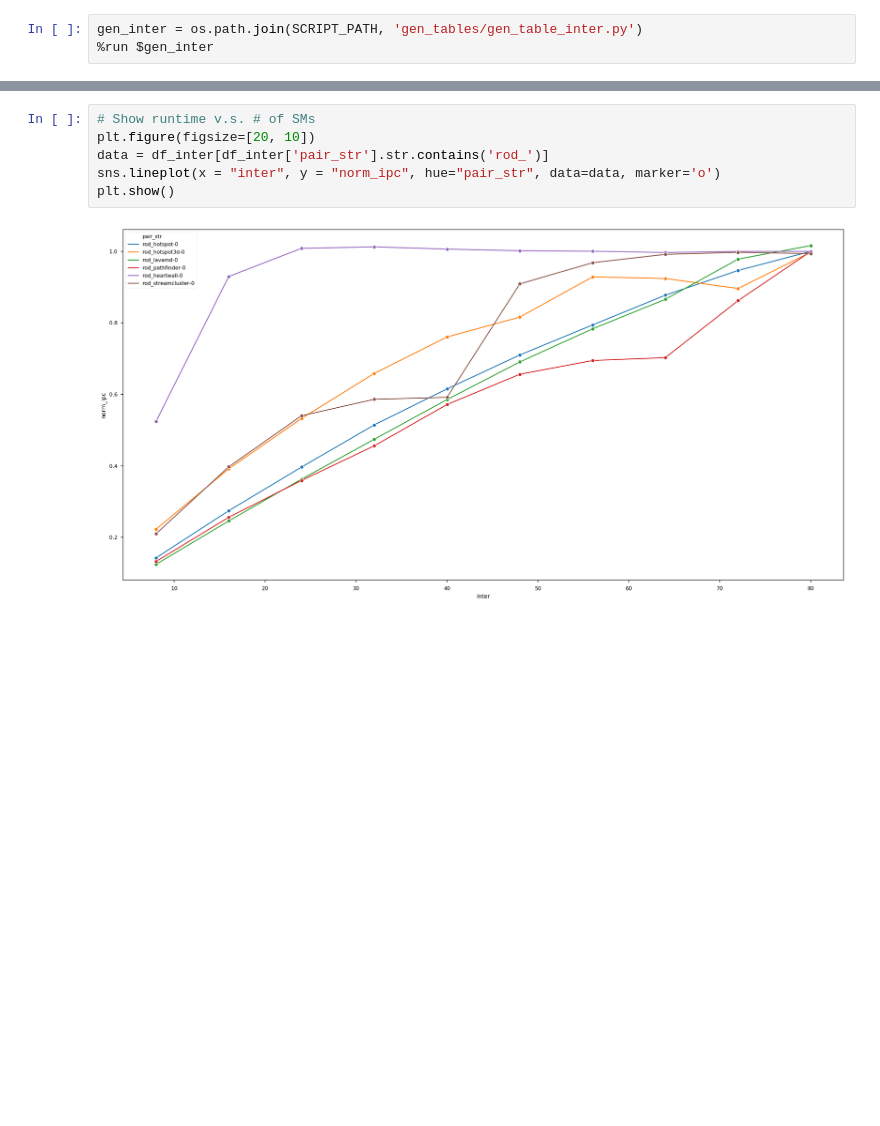
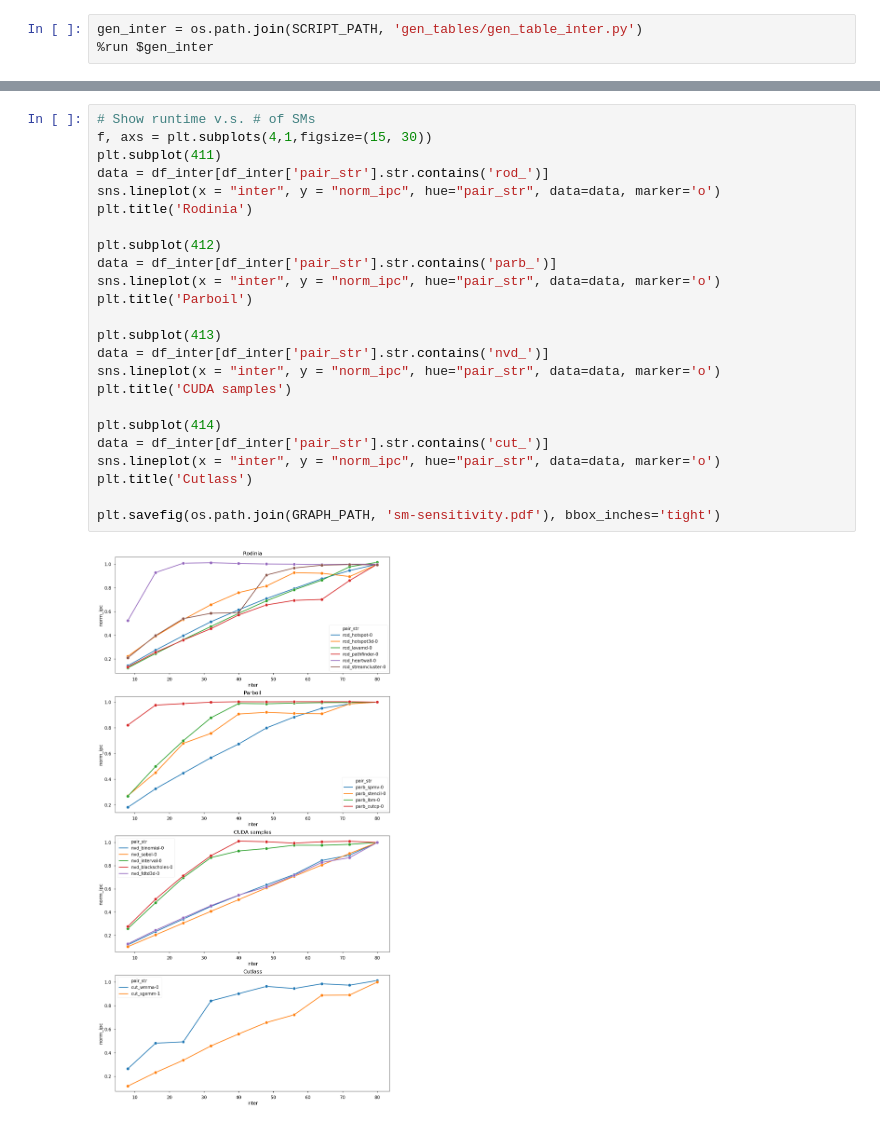
Before and after one commit to UofT-EcoSystem/GPU-Virtualization-Benchmarks, a Jupyter notebook: util/data/notebooks/View_Isolation.ipynb, the cells around one changed output, grey strips where cells are left out. Saved outputs shown, nothing was run; the diff lists cells and outputs as text; blank space fills up the shorter version.

```diff
--- a/util/data/notebooks/View_Isolation.ipynb
+++ b/util/data/notebooks/View_Isolation.ipynb
@@ -312,11 +311,29 @@ print(df_inter[df_inter['inter'] == 80][['pair_str', 'norm_ipc']])
 146  rod_streamcluster-0  0.993655
 156         parb_cutcp-0  1.000000
 166          cut_sgemm-1  1.000000
-# %%
-# Show runtime v.s. # of SMs
-plt.figure(figsize=[20, 10])
-data = df_inter[df_inter['pair_str'].str.contains('rod_')]
-sns.lineplot(x = "inter", y = "norm_ipc", hue="pair_str", data=data, marker='o')
-plt.show()
-# %% [output]
-[figure, removed]
+# %%
+# Show runtime v.s. # of SMs
+f, axs = plt.subplots(4,1,figsize=(15, 30))
+plt.subplot(411)
+data = df_inter[df_inter['pair_str'].str.contains('rod_')]
+sns.lineplot(x = "inter", y = "norm_ipc", hue="pair_str", data=data, marker='o')
+plt.title('Rodinia')
+
+plt.subplot(412)
+data = df_inter[df_inter['pair_str'].str.contains('parb_')]
+sns.lineplot(x = "inter", y = "norm_ipc", hue="pair_str", data=data, marker='o')
+plt.title('Parboil')
+
+plt.subplot(413)
+data = df_inter[df_inter['pair_str'].str.contains('nvd_')]
+sns.lineplot(x = "inter", y = "norm_ipc", hue="pair_str", data=data, marker='o')
+plt.title('CUDA samples')
+
+plt.subplot(414)
+data = df_inter[df_inter['pair_str'].str.contains('cut_')]
+sns.lineplot(x = "inter", y = "norm_ipc", hue="pair_str", data=data, marker='o')
+plt.title('Cutlass')
+
+plt.savefig(os.path.join(GRAPH_PATH, 'sm-sensitivity.pdf'), bbox_inches='tight')
+# %% [output]
+[figure, added]
```
Also changed, not shown: parts of 9 cells of this notebook, 2 other files.
